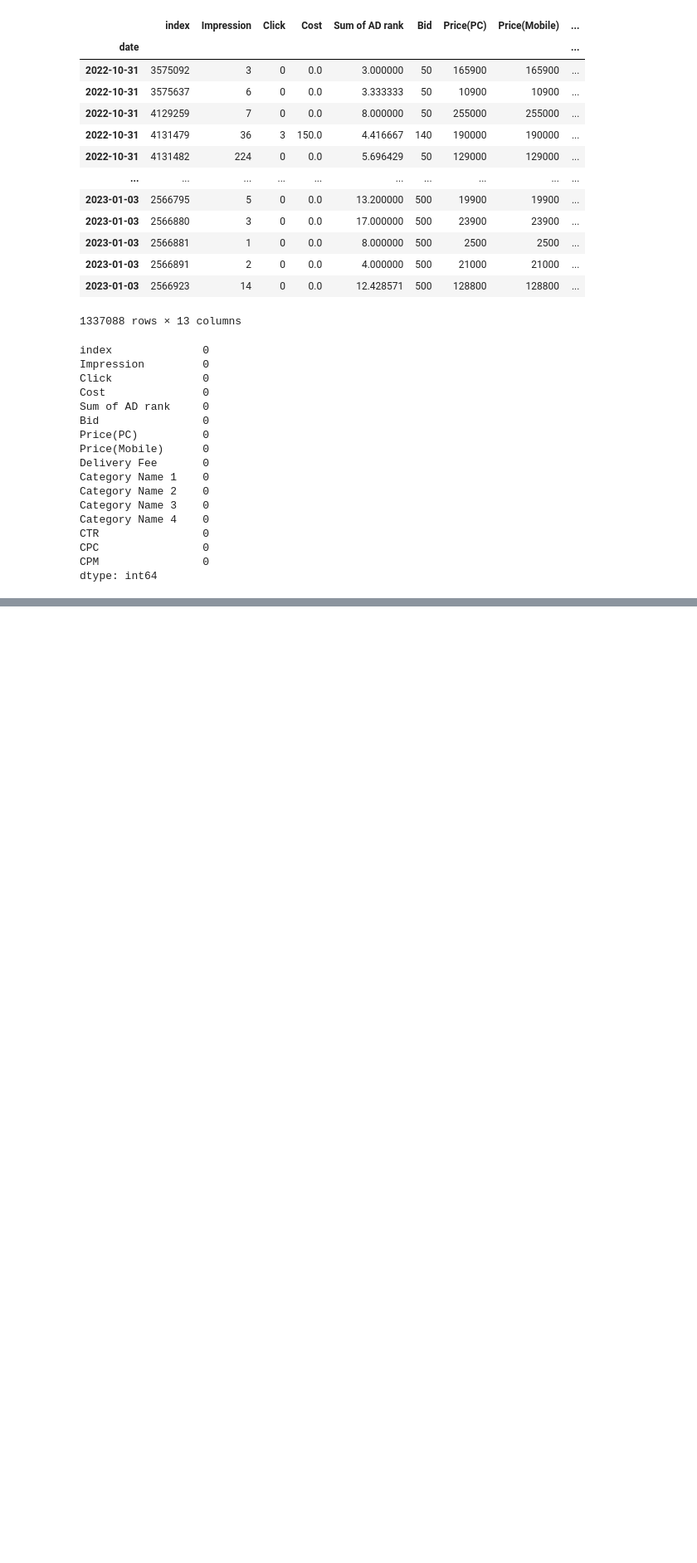
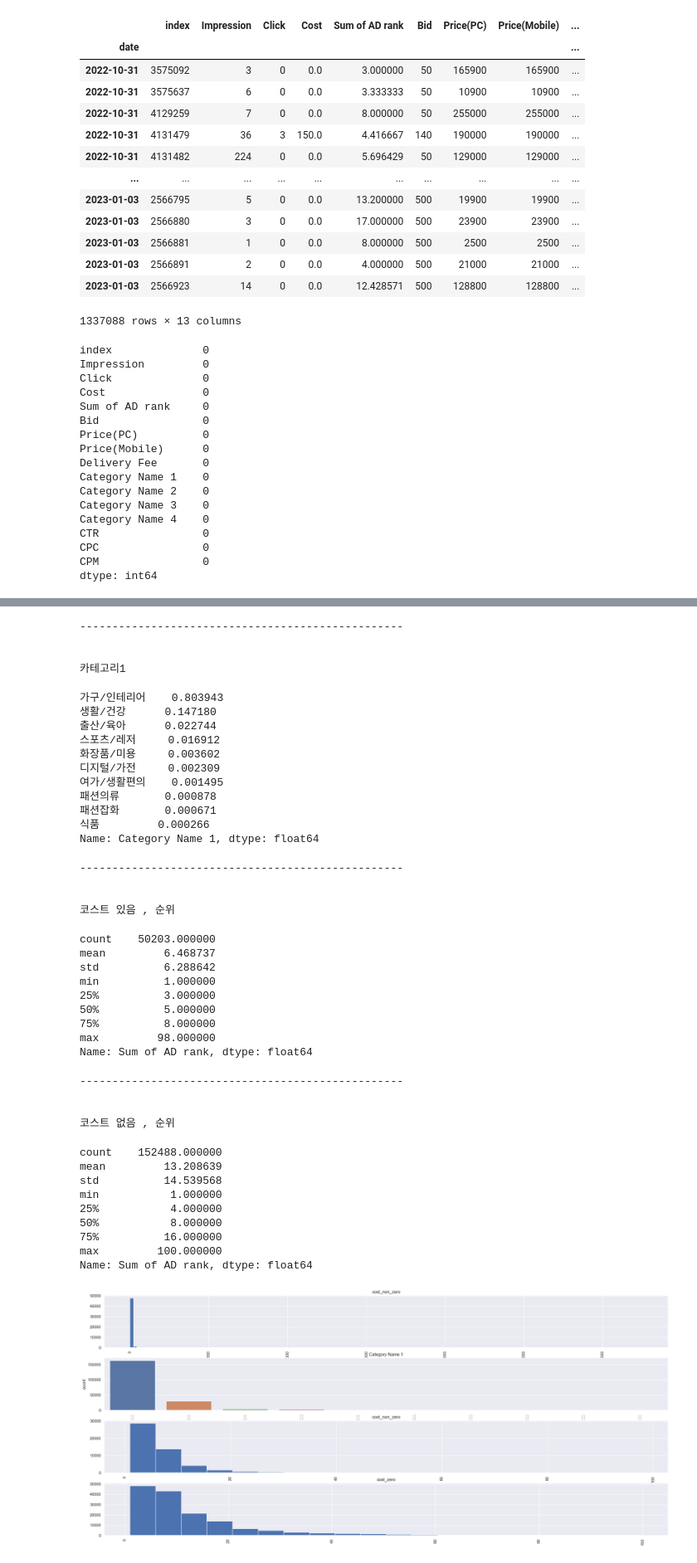
Before and after one commit to jaeseung11/A1_performance_factory_Aveners, a Jupyter notebook: sbk/bidding_data.ipynb, the cells around one changed output, grey strips where cells are left out. Shown at 83% size. Drawn from its saved outputs; the diff is of its cells as text; code cells hidden in the pictures; blank space fills up the shorter version.

```diff
--- a/sbk/bidding_data.ipynb
+++ b/sbk/bidding_data.ipynb
@@ -104,0 +298,3 @@ dtype: int64
+# %%
+price_Analysis(price_5_10)
+# %% [output]
@@ -104,0 +327,42 @@ dtype: int64
+--------------------------------------------------
+
+
+카테고리1
+가구/인테리어    0.803943
+생활/건강      0.147180
+출산/육아      0.022744
+스포츠/레저     0.016912
+화장품/미용     0.003602
+디지털/가전     0.002309
+여가/생활편의    0.001495
+패션의류       0.000878
+패션잡화       0.000671
+식품         0.000266
+Name: Category Name 1, dtype: float64
+--------------------------------------------------
+
+
+코스트 있음 , 순위
+count    50203.000000
+mean         6.468737
+std          6.288642
+min          1.000000
+25%          3.000000
+50%          5.000000
+75%          8.000000
+max         98.000000
+Name: Sum of AD rank, dtype: float64
+--------------------------------------------------
+
+
+코스트 없음 , 순위
+count    152488.000000
+mean         13.208639
+std          14.539568
+min           1.000000
+25%           4.000000
+50%           8.000000
+75%          16.000000
+max         100.000000
+Name: Sum of AD rank, dtype: float64
+[figure, added]
```
Also changed, not shown: parts of 57 cells of this notebook.
